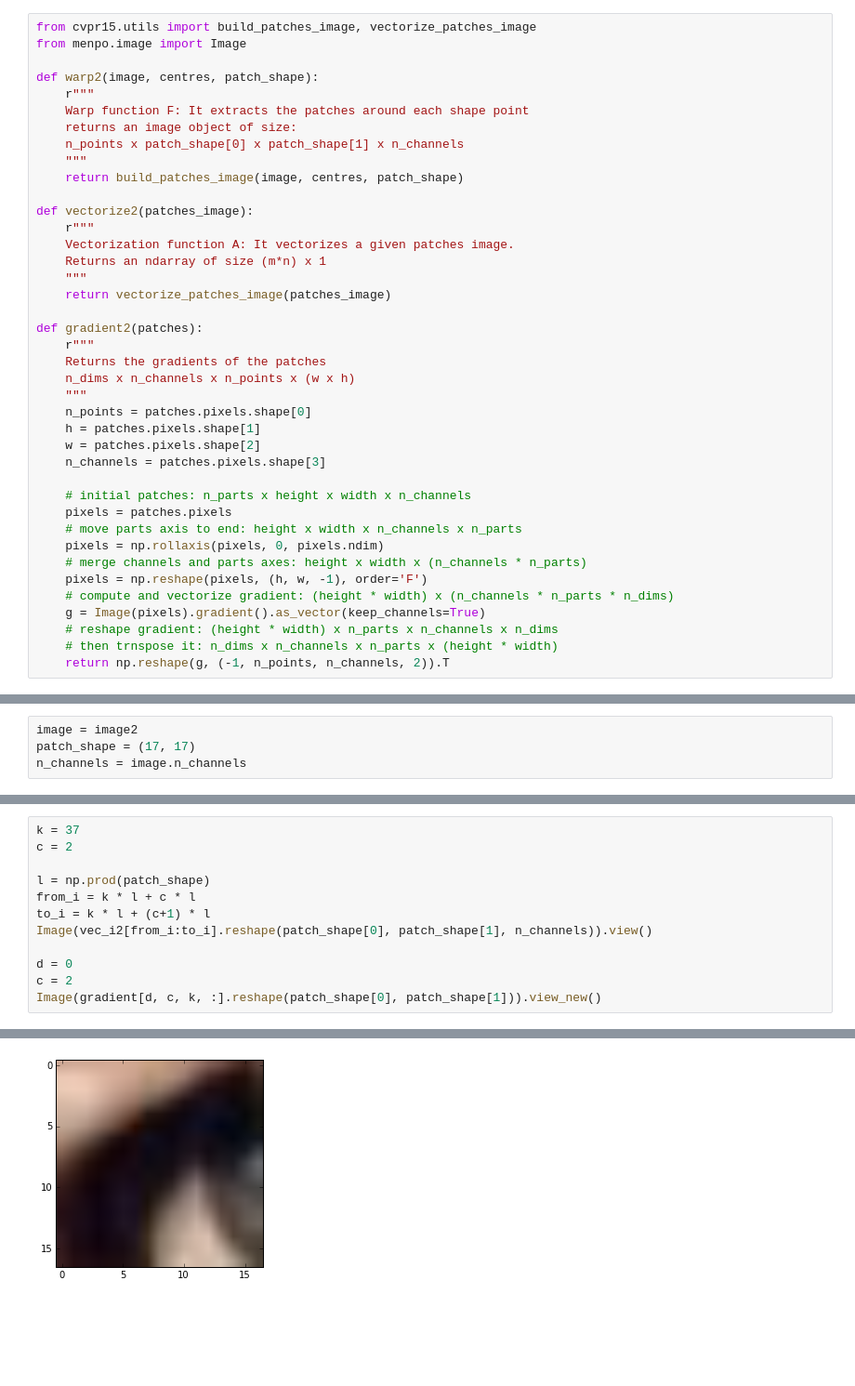
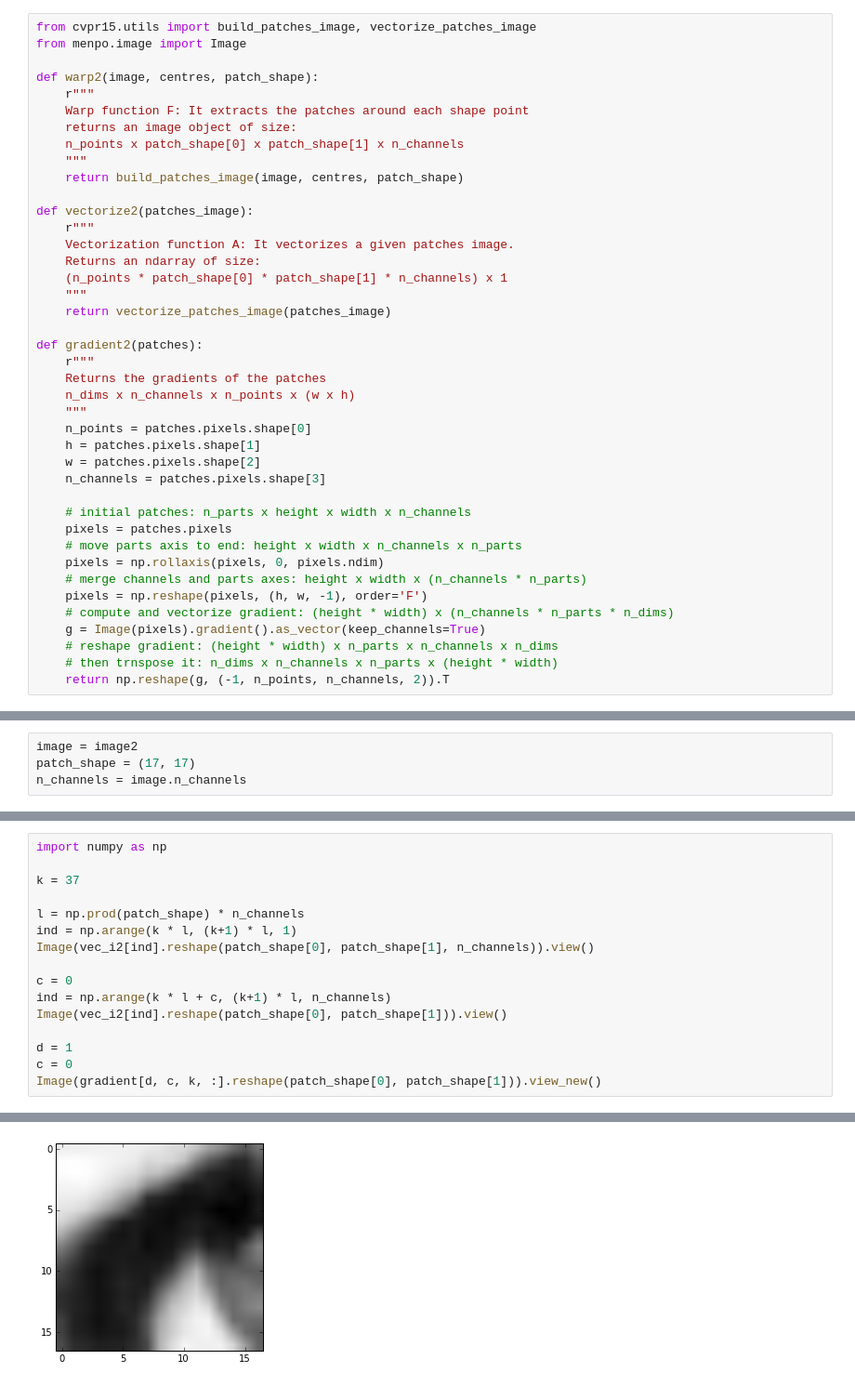
Before and after one commit to nontas/antonakoscvpr2015, a Jupyter notebook: steepest descent.ipynb, the cells around one changed output, grey strips where cells are left out. Shown at 93% size. Saved outputs shown, nothing was run; the diff lists cells and outputs as text; blank space fills up the shorter version.

```diff
--- a/steepest descent.ipynb
+++ b/steepest descent.ipynb
@@ -28,7 +28,8 @@ def warp2(image, centres, patch_shape):
 def vectorize2(patches_image):
     r"""
     Vectorization function A: It vectorizes a given patches image.
-    Returns an ndarray of size (m*n) x 1
+    Returns an ndarray of size:
+    (n_points * patch_shape[0] * patch_shape[1] * n_channels) x 1
     """
     return vectorize_patches_image(patches_image)
 
@@ -145,17 +147,21 @@ print gradient.shape
 (58956,)
 (2, 3, 68, 289)
 # %%
+import numpy as np
+
 k = 37
-c = 2
 
-l = np.prod(patch_shape)
-from_i = k * l + c * l
-to_i = k * l + (c+1) * l
-Image(vec_i2[from_i:to_i].reshape(patch_shape[0], patch_shape[1], n_channels)).view()
+l = np.prod(patch_shape) * n_channels
+ind = np.arange(k * l, (k+1) * l, 1)
+Image(vec_i2[ind].reshape(patch_shape[0], patch_shape[1], n_channels)).view()
 
-d = 0
-c = 2
+c = 0
+ind = np.arange(k * l + c, (k+1) * l, n_channels)
+Image(vec_i2[ind].reshape(patch_shape[0], patch_shape[1])).view()
+
+d = 1
+c = 0
 Image(gradient[d, c, k, :].reshape(patch_shape[0], patch_shape[1])).view_new()
 # %% [output]
 <menpo.visualize.viewmatplotlib.MatplotlibImageViewer2d at 0x...>
-[figure, old version]
+[figure, new version]
```
Also changed, not shown: parts of 7 cells of this notebook, 6 other files.
